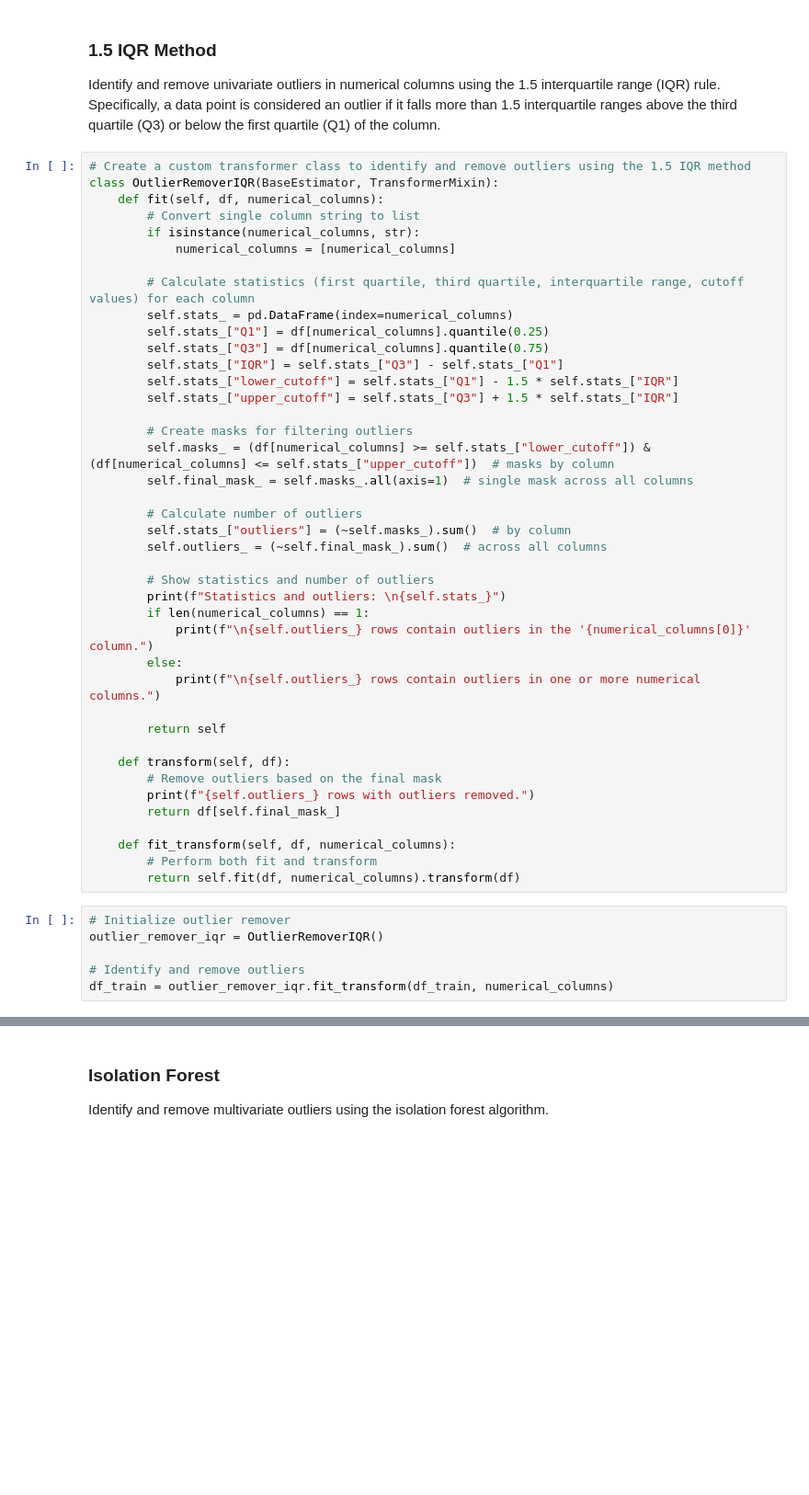
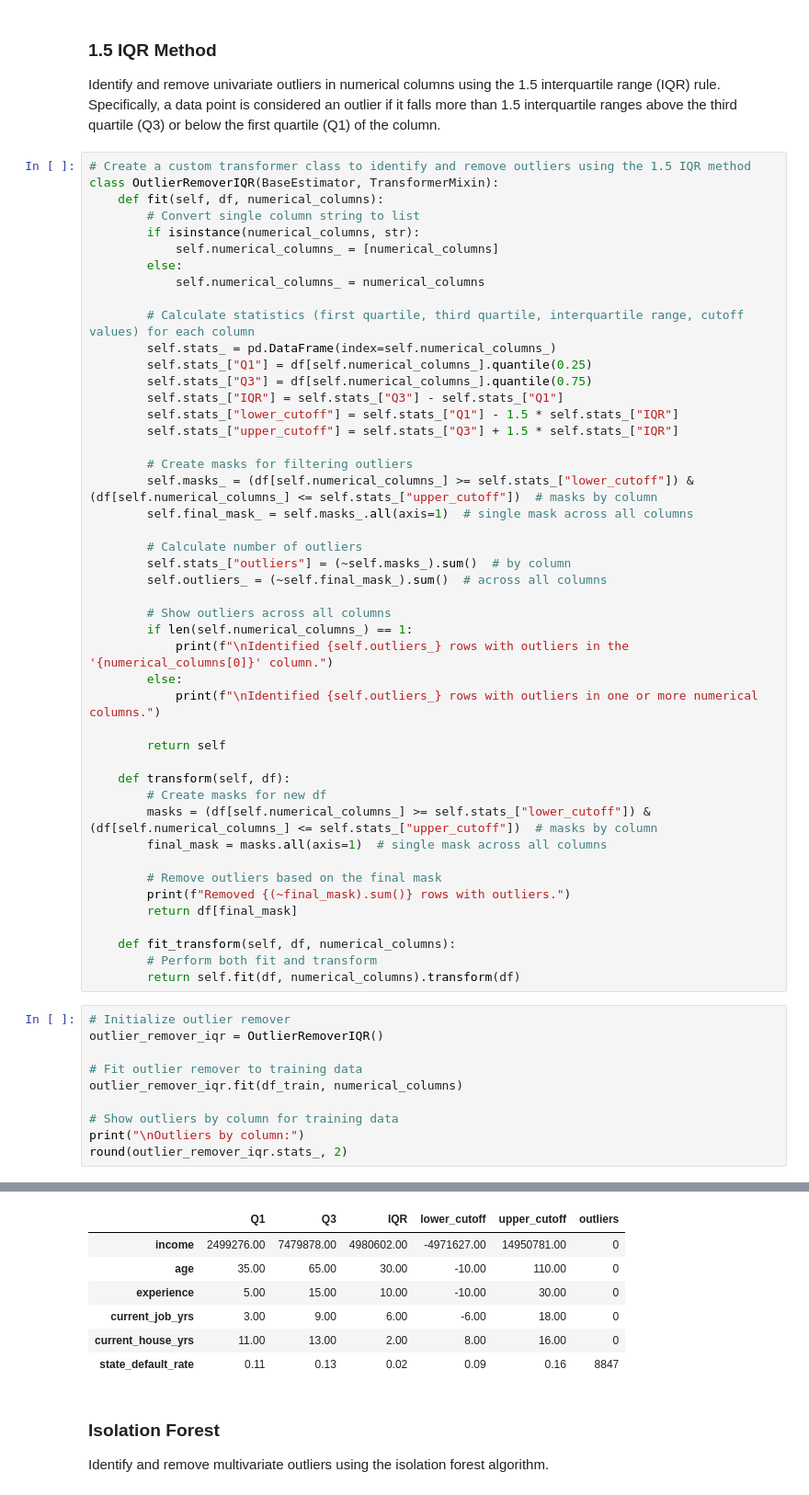
Before and after one commit to JensBender/loan-default-prediction, a Jupyter notebook: loan_default_prediction.ipynb, the cells around one changed output, grey strips where cells are left out. Shown: that part at 92% size. Saved outputs shown, nothing was run; the diff lists cells and outputs as text; blank space fills up the shorter version.

Commit message:
In loan_default_prediction.ipynb > Data Preprocessing > Handling Outliers > 1.5IQR Method section: Fit outlier remover to training data and show outliers

```diff
--- a/loan_default_prediction.ipynb
+++ b/loan_default_prediction.ipynb
@@ -601,37 +601,42 @@ class OutlierRemoverIQR(BaseEstimator, TransformerMixin):
     def fit(self, df, numerical_columns):
         # Convert single column string to list
         if isinstance(numerical_columns, str):
-            numerical_columns = [numerical_columns]
+            self.numerical_columns_ = [numerical_columns]
+        else:
+            self.numerical_columns_ = numerical_columns
 
         # Calculate statistics (first quartile, third quartile, interquartile range, cutoff values) for each column
-        self.stats_ = pd.DataFrame(index=numerical_columns)
-        self.stats_["Q1"] = df[numerical_columns].quantile(0.25)
-        self.stats_["Q3"] = df[numerical_columns].quantile(0.75)
+        self.stats_ = pd.DataFrame(index=self.numerical_columns_)
+        self.stats_["Q1"] = df[self.numerical_columns_].quantile(0.25)
+        self.stats_["Q3"] = df[self.numerical_columns_].quantile(0.75)
         self.stats_["IQR"] = self.stats_["Q3"] - self.stats_["Q1"]
         self.stats_["lower_cutoff"] = self.stats_["Q1"] - 1.5 * self.stats_["IQR"]
         self.stats_["upper_cutoff"] = self.stats_["Q3"] + 1.5 * self.stats_["IQR"]
 
         # Create masks for filtering outliers
-        self.masks_ = (df[numerical_columns] >= self.stats_["lower_cutoff"]) & (df[numerical_columns] <= self.stats_["upper_cutoff"])  # masks by column
+        self.masks_ = (df[self.numerical_columns_] >= self.stats_["lower_cutoff"]) & (df[self.numerical_columns_] <= self.stats_["upper_cutoff"])  # masks by column
         self.final_mask_ = self.masks_.all(axis=1)  # single mask across all columns
 
         # Calculate number of outliers
         self.stats_["outliers"] = (~self.masks_).sum()  # by column
         self.outliers_ = (~self.final_mask_).sum()  # across all columns
 
-        # Show statistics and number of outliers
-        print(f"Statistics and outliers: \n{self.stats_}")
-        if len(numerical_columns) == 1:
-            print(f"\n{self.outliers_} rows contain outliers in the '{numerical_columns[0]}' column.")
+        # Show outliers across all columns
+        if len(self.numerical_columns_) == 1:
+            print(f"\nIdentified {self.outliers_} rows with outliers in the '{numerical_columns[0]}' column.")
         else:
-            print(f"\n{self.outliers_} rows contain outliers in one or more numerical columns.")
+            print(f"\nIdentified {self.outliers_} rows with outliers in one or more numerical columns.")
 
         return self
 
     def transform(self, df):
+        # Create masks for new df
+        masks = (df[self.numerical_columns_] >= self.stats_["lower_cutoff"]) & (df[self.numerical_columns_] <= self.stats_["upper_cutoff"])  # masks by column
+        final_mask = masks.all(axis=1)  # single mask across all columns
+
         # Remove outliers based on the final mask
-        print(f"{self.outliers_} rows with outliers removed.")
-        return df[self.final_mask_]
+        print(f"Removed {(~final_mask).sum()} rows with outliers.")
+        return df[final_mask]
 
     def fit_transform(self, df, numerical_columns):
         # Perform both fit and transform
@@ -640,5 +645,10 @@ class OutlierRemoverIQR(BaseEstimator, TransformerMixin):
 # Initialize outlier remover
 outlier_remover_iqr = OutlierRemoverIQR()
 
-# Identify and remove outliers
-df_train = outlier_remover_iqr.fit_transform(df_train, numerical_columns)
+# Fit outlier remover to training data
+outlier_remover_iqr.fit(df_train, numerical_columns)
+
+# Show outliers by column for training data
+print("\nOutliers by column:")
+round(outlier_remover_iqr.stats_, 2)
+# %% [output]
@@ -645,3 +658,10 @@ df_train = outlier_remover_iqr.fit_transform(df_train, numerical_columns)
+|  | Q1 | Q3 | IQR | lower_cutoff | upper_cutoff | outliers |
+| income | 2499276.00 | 7479878.00 | 4980602.00 | -4971627.00 | 14950781.00 | 0 |
+| age | 35.00 | 65.00 | 30.00 | -10.00 | 110.00 | 0 |
+| experience | 5.00 | 15.00 | 10.00 | -10.00 | 30.00 | 0 |
+| current_job_yrs | 3.00 | 9.00 | 6.00 | -6.00 | 18.00 | 0 |
+| current_house_yrs | 11.00 | 13.00 | 2.00 | 8.00 | 16.00 | 0 |
+| state_default_rate | 0.11 | 0.13 | 0.02 | 0.09 | 0.16 | 8847 |
 # %% [markdown]
 ### Isolation Forest
 Identify and remove multivariate outliers using the isolation forest algorithm.
```
Also changed, not shown: parts of 1 cell of this notebook.
